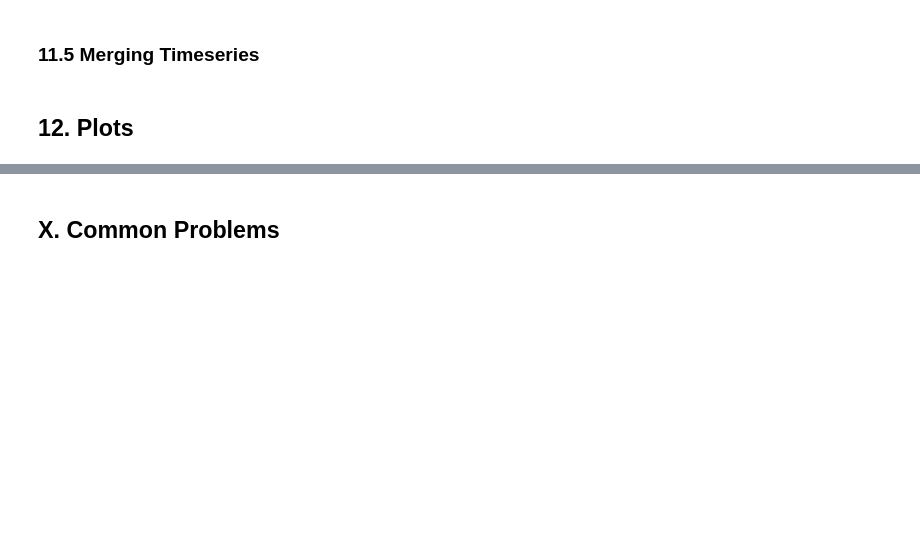
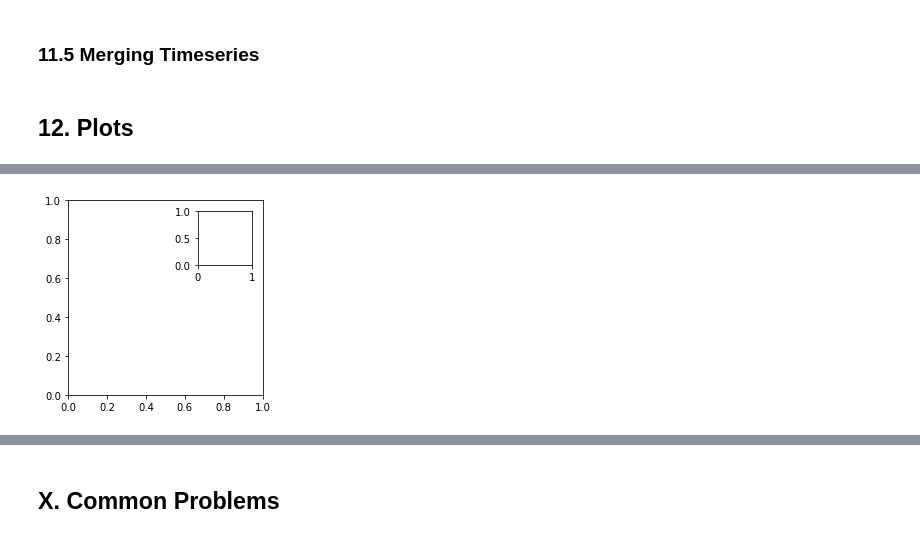
Before and after one commit to kevinsthompson/09-Hands-On-Data-Analysis-with-Pandas-2nd-edition, a Jupyter notebook: Cheat_Sheet-V02.ipynb, the cells around one changed output, grey strips where cells are left out. Drawn from its saved outputs; the diff is of its cells as text; code cells hidden in the pictures; blank space fills up the shorter version.

```diff
--- a/Cheat_Sheet-V02.ipynb
+++ b/Cheat_Sheet-V02.ipynb
@@ -1501,0 +1631,7 @@ highs.plot()
+# %%
+# As an alternative to subplots add separate axes to a plot
+fig = plt.figure(figsize=(3, 3))
+outside = fig.add_axes([0.1, 0.1, 0.9, 0.9])
+inside = fig.add_axes([0.7, 0.7, 0.25, 0.25])
+# %% [output]
+[figure, added]
```
Also changed, not shown: parts of 26 cells of this notebook, 1 other file.
